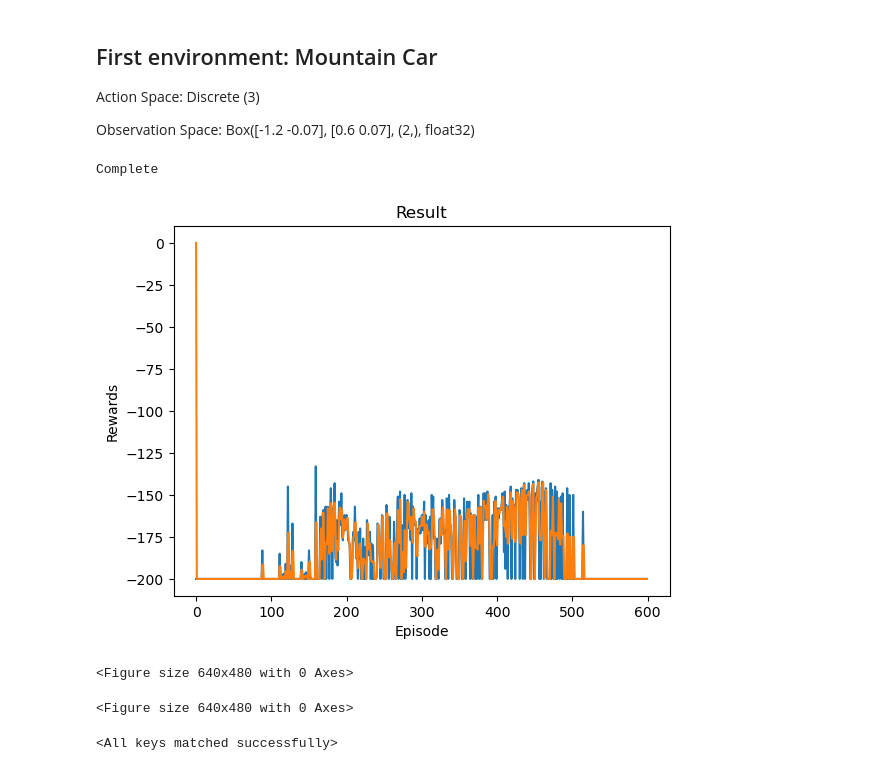
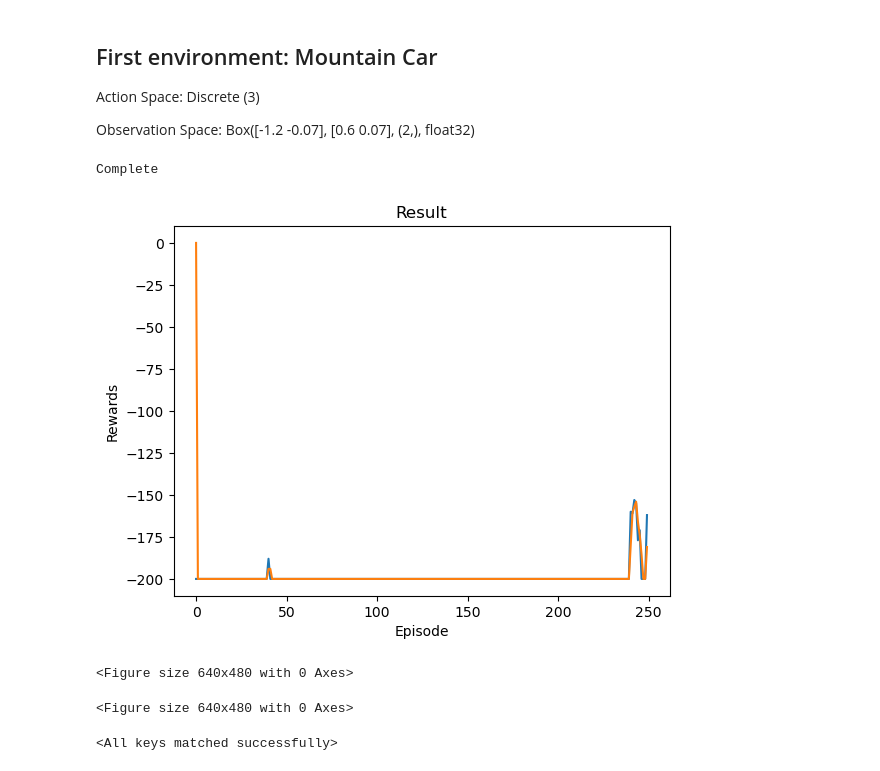
Before and after one commit to AndyPiantoni/ReinforceUs, a Jupyter notebook: DQN_cleaned.ipynb, the cells around one changed output. Cells and saved outputs as stored; diff of their text form; code cells hidden in the pictures.

```diff
--- a/DQN_cleaned.ipynb
+++ b/DQN_cleaned.ipynb
@@ -333,32 +333,32 @@ Observation Space: Box([-1.2 -0.07], [0.6 0.07], (2,), float32)
 # %%
 env = gym.make("MountainCar-v0")
 steps_done = 0
 episode_durations = []
 
 # Get the number of state observations
 state, info = env.reset()
 n_observations = len(state)
 n_actions = env.action_space.n
 
 policy_net = DQN(n_observations, n_actions).to(device)
 target_net = DQN(n_observations, n_actions).to(device)
 target_net.load_state_dict(policy_net.state_dict())
 
 optimizer = optim.AdamW(policy_net.parameters(), lr=LR, amsgrad=True)
 memory = ReplayMemory(CAPACITY)
 
 if torch.cuda.is_available(): # If GPU is available
     num_episodes = 600
 else:
-    num_episodes = 600
+    num_episodes = 250
 
 # call the train_function, move everything below into callable functions
 
 train_model(env, num_episodes, policy_net, target_net, memory, optimizer, env.action_space, device, cts=False)
 torch.save(target_net.state_dict(), f"DQN_target_net_Mountaincar.pt")
 # %% [output]
 Complete
-[figure, old version]
+[figure, new version]
 <Figure size 640x480 with 0 Axes>
 <Figure size 640x480 with 0 Axes>
 # %%
```
Also changed, not shown: parts of 3 cells of this notebook, 1 other file.
